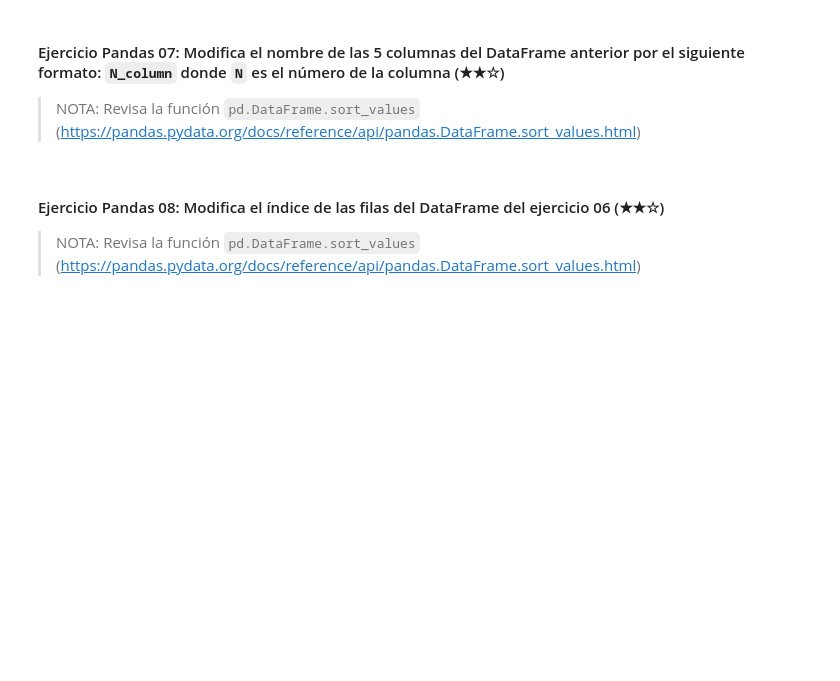
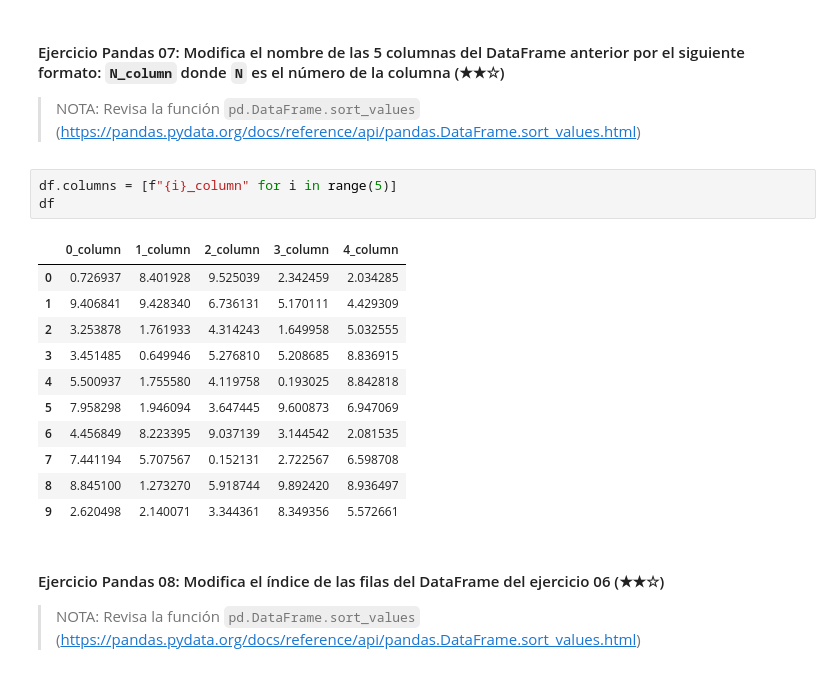
Before and after one commit to Maximo1988/About-4Geeks-Academy, a Jupyter notebook: 03-pandas/03.1-Intro-To-Pandas.es.ipynb, the cells around one changed output. Cells and saved outputs as stored; diff of their text form; blank space fills up the shorter version.

```diff
--- a/03-pandas/03.1-Intro-To-Pandas.es.ipynb
+++ b/03-pandas/03.1-Intro-To-Pandas.es.ipynb
@@ -349,6 +439,21 @@ dtype: int64
 #### Ejercicio Pandas 07: Modifica el nombre de las 5 columnas del DataFrame anterior por el siguiente formato: `N_column` donde `N` es el número de la columna (★★☆)
 
 > NOTA: Revisa la función `pd.DataFrame.sort_values` (https://pandas.pydata.org/docs/reference/api/pandas.DataFrame.sort_values.html)
+# %%
+df.columns = [f"{i}_column" for i in range(5)]
+df
+# %% [output]
+|  | 0_column | 1_column | 2_column | 3_column | 4_column |
+| 0 | 0.726937 | 8.401928 | 9.525039 | 2.342459 | 2.034285 |
+| 1 | 9.406841 | 9.428340 | 6.736131 | 5.170111 | 4.429309 |
+| 2 | 3.253878 | 1.761933 | 4.314243 | 1.649958 | 5.032555 |
+| 3 | 3.451485 | 0.649946 | 5.276810 | 5.208685 | 8.836915 |
+| 4 | 5.500937 | 1.755580 | 4.119758 | 0.193025 | 8.842818 |
+| 5 | 7.958298 | 1.946094 | 3.647445 | 9.600873 | 6.947069 |
+| 6 | 4.456849 | 8.223395 | 9.037139 | 3.144542 | 2.081535 |
+| 7 | 7.441194 | 5.707567 | 0.152131 | 2.722567 | 6.598708 |
+| 8 | 8.845100 | 1.273270 | 5.918744 | 9.892420 | 8.936497 |
+| 9 | 2.620498 | 2.140071 | 3.344361 | 8.349356 | 5.572661 |
 # %% [markdown]
 #### Ejercicio Pandas 08: Modifica el índice de las filas del DataFrame del ejercicio 06 (★★☆)
 
```
Also changed, not shown: parts of 7 cells of this notebook.
